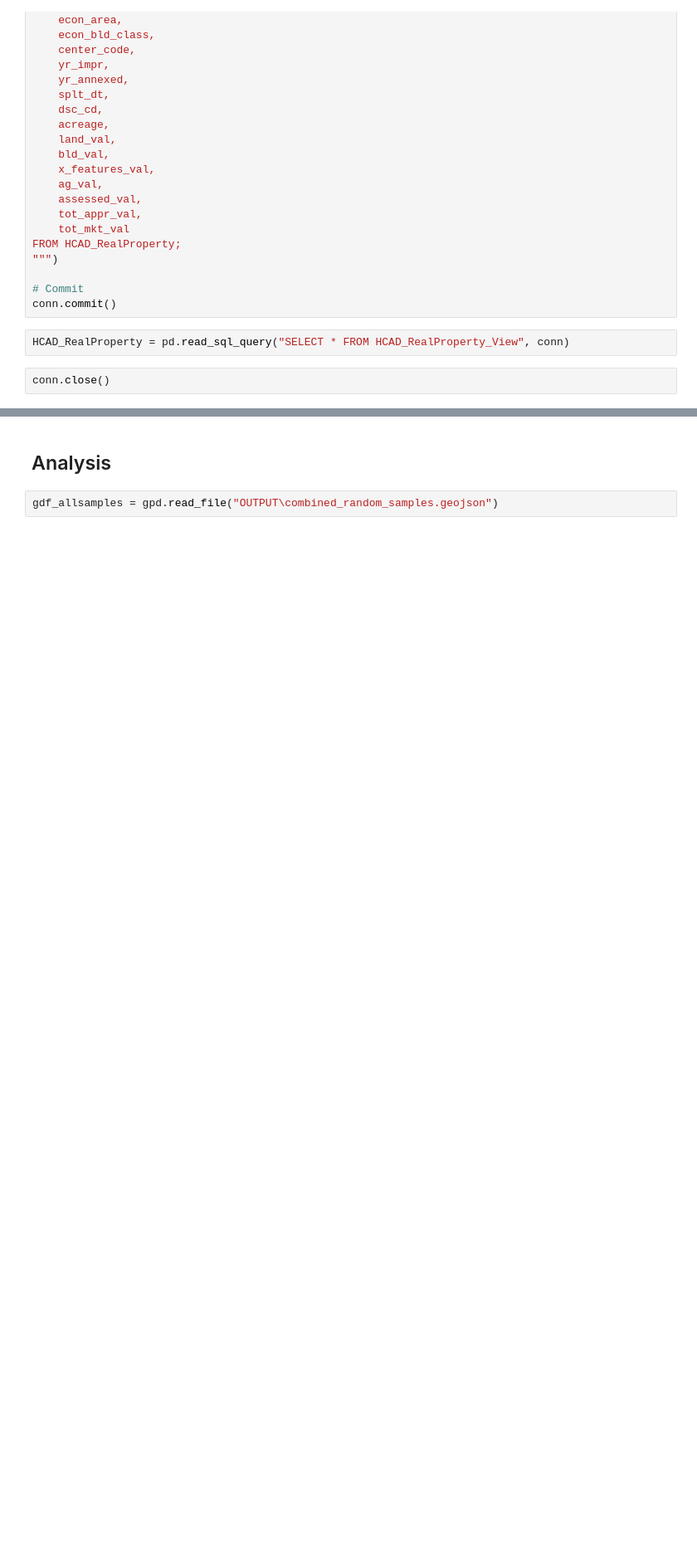
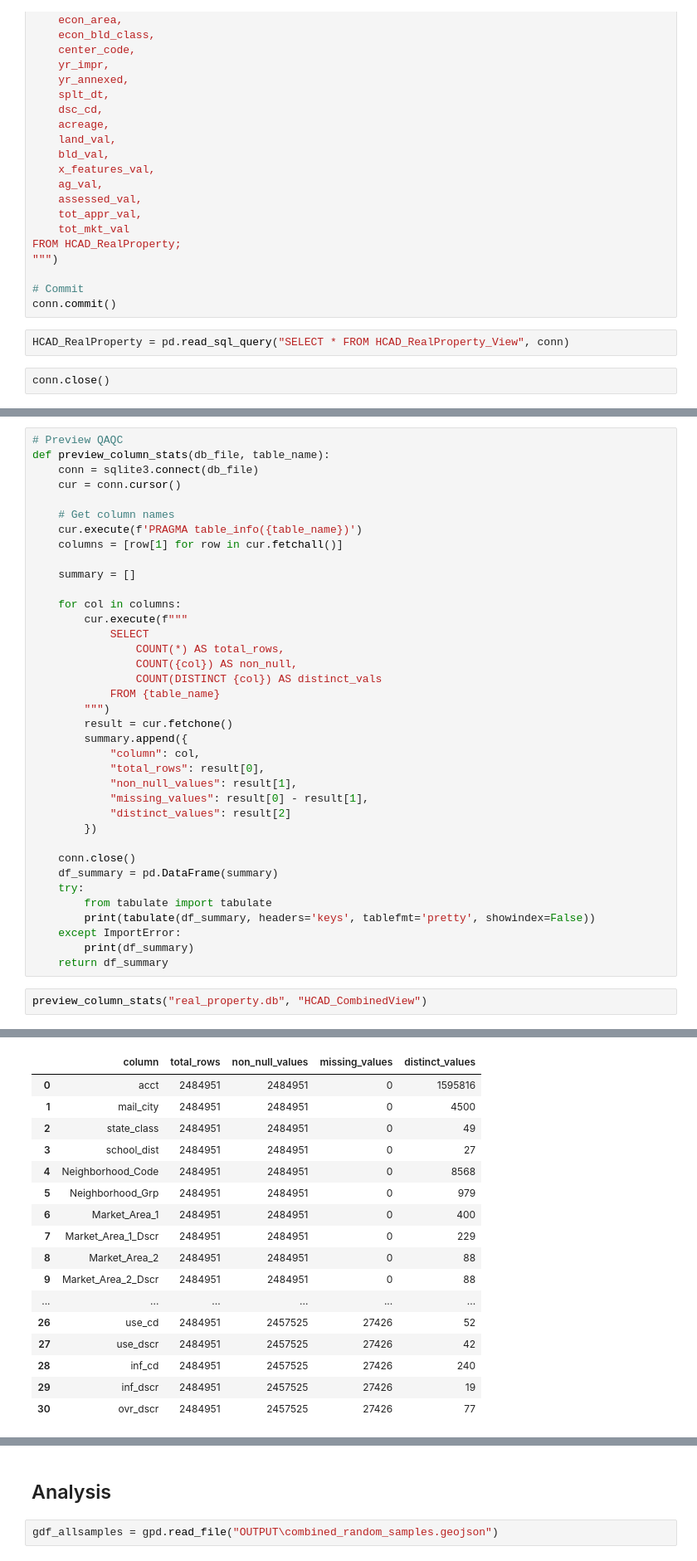
Before and after one commit to kuromasadev/HCAD_TAZ_METRO, a Jupyter notebook: SCRIPT/HCAD_sample_matcher.ipynb, the cells around one changed output, grey strips where cells are left out. Shown: that part at 83% size. Saved outputs shown, nothing was run; the diff lists cells and outputs as text; blank space fills up the shorter version.

```diff
--- a/SCRIPT/HCAD_sample_matcher.ipynb
+++ b/SCRIPT/HCAD_sample_matcher.ipynb
@@ -151,0 +255,40 @@ conn.close()
+# %%
+# Preview QAQC
+def preview_column_stats(db_file, table_name):
+    conn = sqlite3.connect(db_file)
+    cur = conn.cursor()
+
+    # Get column names
+    cur.execute(f'PRAGMA table_info({table_name})')
+    columns = [row[1] for row in cur.fetchall()]
+
+    summary = []
+
+    for col in columns:
+        cur.execute(f"""
+            SELECT
+                COUNT(*) AS total_rows,
+                COUNT({col}) AS non_null,
+                COUNT(DISTINCT {col}) AS distinct_vals
+            FROM {table_name}
+        """)
+        result = cur.fetchone()
+        summary.append({
+            "column": col,
+            "total_rows": result[0],
+            "non_null_values": result[1],
+            "missing_values": result[0] - result[1],
+            "distinct_values": result[2]
+        })
+
+    conn.close()
+    df_summary = pd.DataFrame(summary)
+    try:
+        from tabulate import tabulate
+        print(tabulate(df_summary, headers='keys', tablefmt='pretty', showindex=False))
+    except ImportError:
+        print(df_summary)
+    return df_summary
+# %%
+preview_column_stats("real_property.db", "HCAD_CombinedView")
+# %% [output]
@@ -151,0 +312,17 @@ conn.close()
+|  | column | total_rows | non_null_values | missing_values | distinct_values |
+| 0 | acct | 2484951 | 2484951 | 0 | 1595816 |
+| 1 | mail_city | 2484951 | 2484951 | 0 | 4500 |
+| 2 | state_class | 2484951 | 2484951 | 0 | 49 |
+| 3 | school_dist | 2484951 | 2484951 | 0 | 27 |
+| 4 | Neighborhood_Code | 2484951 | 2484951 | 0 | 8568 |
+| 5 | Neighborhood_Grp | 2484951 | 2484951 | 0 | 979 |
+| 6 | Market_Area_1 | 2484951 | 2484951 | 0 | 400 |
+| 7 | Market_Area_1_Dscr | 2484951 | 2484951 | 0 | 229 |
+| 8 | Market_Area_2 | 2484951 | 2484951 | 0 | 88 |
+| 9 | Market_Area_2_Dscr | 2484951 | 2484951 | 0 | 88 |
+| ... | ... | ... | ... | ... | ... |
+| 26 | use_cd | 2484951 | 2457525 | 27426 | 52 |
+| 27 | use_dscr | 2484951 | 2457525 | 27426 | 42 |
+| 28 | inf_cd | 2484951 | 2457525 | 27426 | 240 |
+| 29 | inf_dscr | 2484951 | 2457525 | 27426 | 19 |
+| 30 | ovr_dscr | 2484951 | 2457525 | 27426 | 77 |
```
Also changed, not shown: parts of 23 cells of this notebook, 3 other files.
